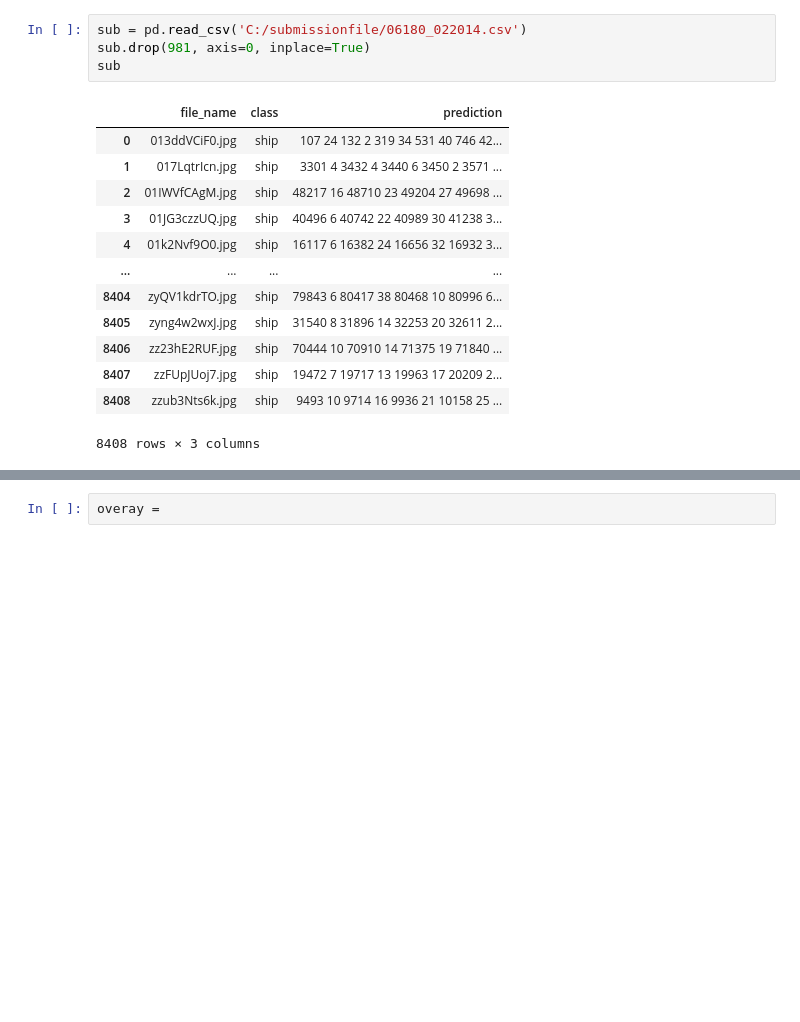
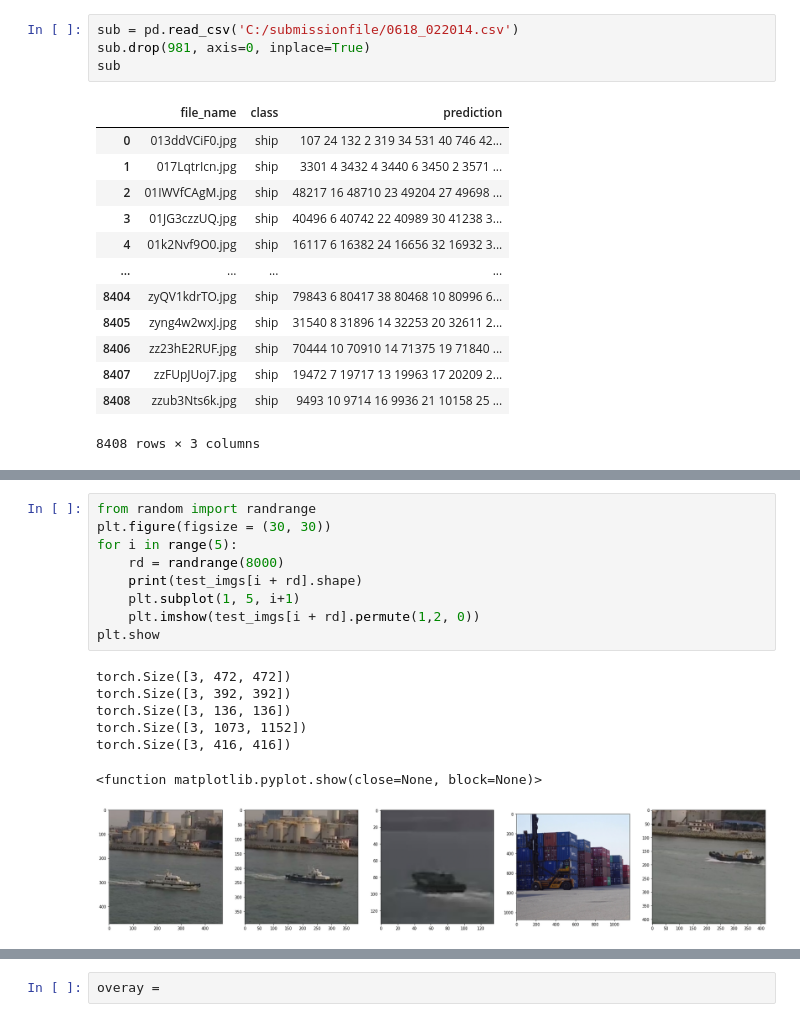
Before and after one commit to a22106/ImageClassification, a Jupyter notebook: baseline/test.ipynb, the cells around one changed output, grey strips where cells are left out. Drawn from its saved outputs; the diff is of its cells as text; blank space fills up the shorter version.

```diff
--- a/baseline/test.ipynb
+++ b/baseline/test.ipynb
@@ -369,7 +386,7 @@ tensor([[0, 0, 0,  ..., 0, 0, 0],
         [0, 0, 0,  ..., 0, 0, 0],
         [0, 0, 0,  ..., 0, 0, 0]])
 # %%
-sub = pd.read_csv('C:/submissionfile/06180_022014.csv')
+sub = pd.read_csv('C:/submissionfile/0618_022014.csv')
 sub.drop(981, axis=0, inplace=True)
 sub
 # %% [output]
@@ -406,0 +449,17 @@ ValueError: pic should be 2/3 dimensional. Got 1 dimensions.
+# %%
+from random import randrange
+plt.figure(figsize = (30, 30))
+for i in range(5):
+    rd = randrange(8000)
+    print(test_imgs[i + rd].shape)
+    plt.subplot(1, 5, i+1)
+    plt.imshow(test_imgs[i + rd].permute(1,2, 0))
+plt.show
+# %% [output]
+torch.Size([3, 472, 472])
+torch.Size([3, 392, 392])
+torch.Size([3, 136, 136])
+torch.Size([3, 1073, 1152])
+torch.Size([3, 416, 416])
+<function matplotlib.pyplot.show(close=None, block=None)>
+[figure, added]
```
Also changed, not shown: parts of 24 cells of this notebook, 12 other files.
